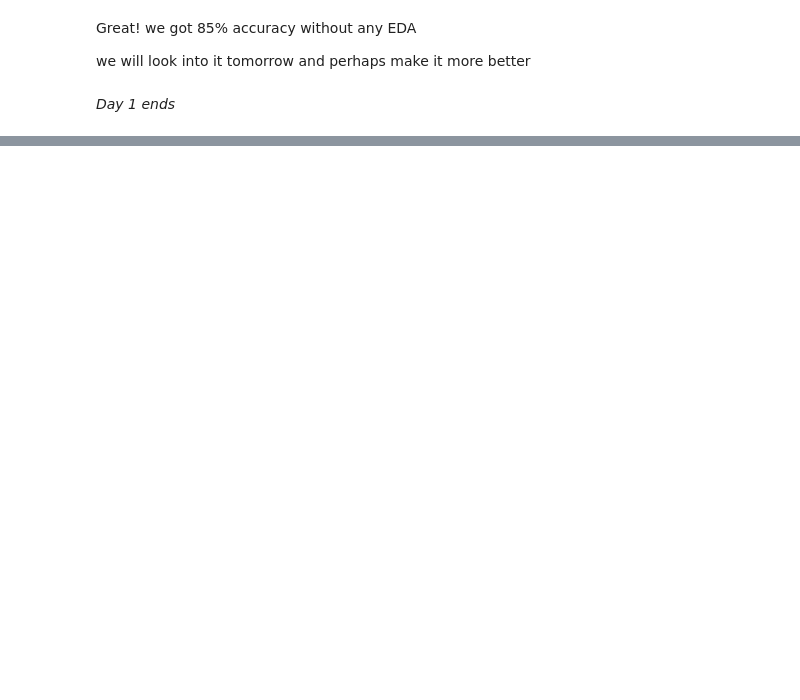
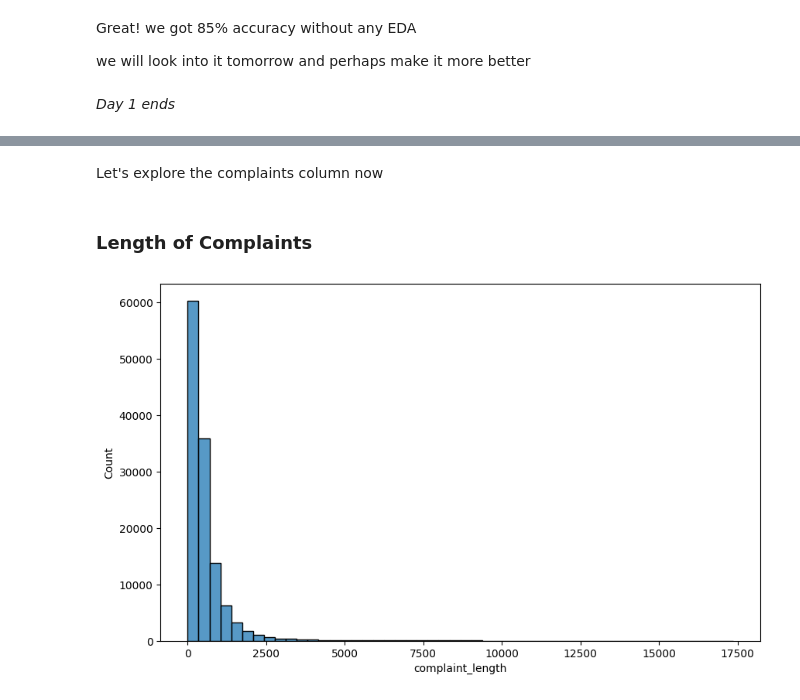
Before and after one commit to Mehmood-Deshmukh/Bank-Customer-Complaint-Classification, a Jupyter notebook: model.ipynb, the cells around one changed output, grey strips where cells are left out. Saved outputs shown, nothing was run; the diff lists cells and outputs as text; code cells hidden in the pictures; blank space fills up the shorter version.

```diff
--- a/model.ipynb
+++ b/model.ipynb
@@ -323,0 +382,11 @@ we will look into it tomorrow and perhaps make it more better
+# %% [markdown]
+Let's explore the complaints column now
+# %% [markdown]
+### Length of Complaints
+# %%
+dataset['complaint_length'] = dataset['cleaned_complaint'].apply(len)
+plt.figure(figsize=(10, 6))
+sns.histplot(dataset['complaint_length'], bins=50)
+plt.show()
+# %% [output]
+[figure, added]
```
Also changed, not shown: parts of 70 cells of this notebook, 10 other files.
